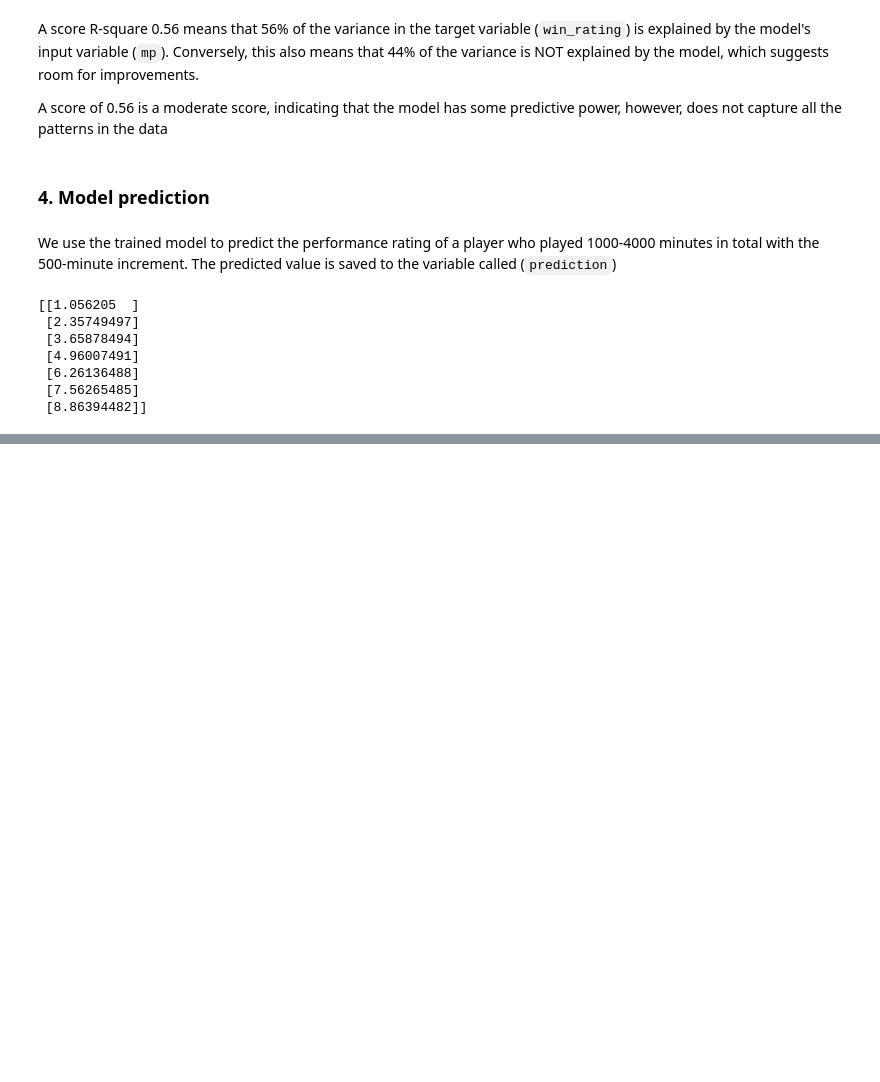
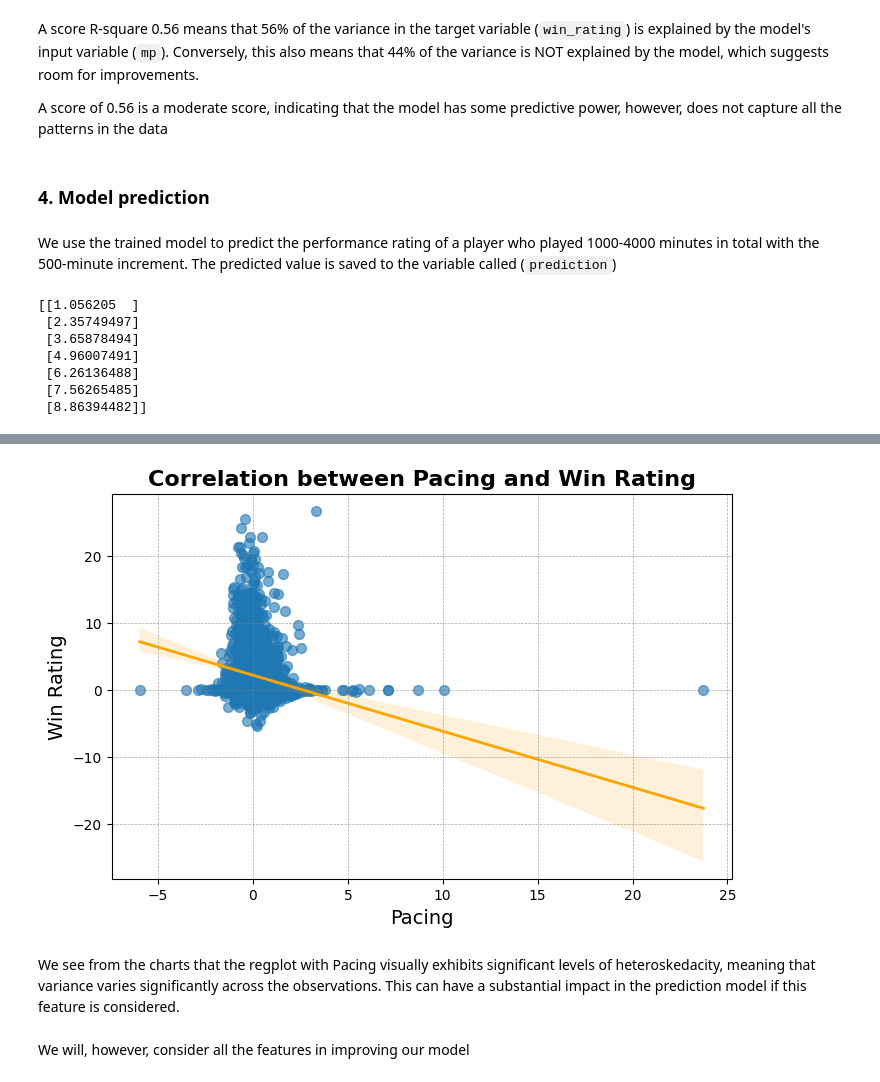
Before and after one commit to Dimasaur/nba_project, a Jupyter notebook: nba_project.ipynb, the cells around one changed output, grey strips where cells are left out. Cells and saved outputs as stored; diff of their text form; code cells hidden in the pictures; blank space fills up the shorter version.

```diff
--- a/nba_project.ipynb
+++ b/nba_project.ipynb
@@ -160,0 +205,18 @@ print(prediction)
+# %%
+# Visualizing the correlaton between pacing and win rating
+
+plt.figure(figsize=(8,5))
+sns.regplot(data=data, x='pacing', y='win_rating', scatter_kws={'s': 50, 'alpha': 0.6}, line_kws={"color": "orange", "lw": 2})
+
+# Adding titles and labels with enhanced styling
+plt.title("Correlation between Pacing and Win Rating", fontsize=16, fontweight='bold')
+plt.xlabel("Pacing", fontsize=14)
+plt.ylabel("Win Rating", fontsize=14)
+
+plt.grid(color='gray', linestyle='--', linewidth=0.5, alpha=0.7)
+# %% [output]
+[figure, added]
+# %% [markdown]
+We see from the charts that the regplot with Pacing visually exhibits significant levels of heteroskedacity, meaning that variance varies significantly across the observations. This can have a substantial impact in the prediction model if this feature is considered.
+# %% [markdown]
+We will, however, consider all the features in improving our model
```
Also changed, not shown: parts of 11 cells of this notebook.
